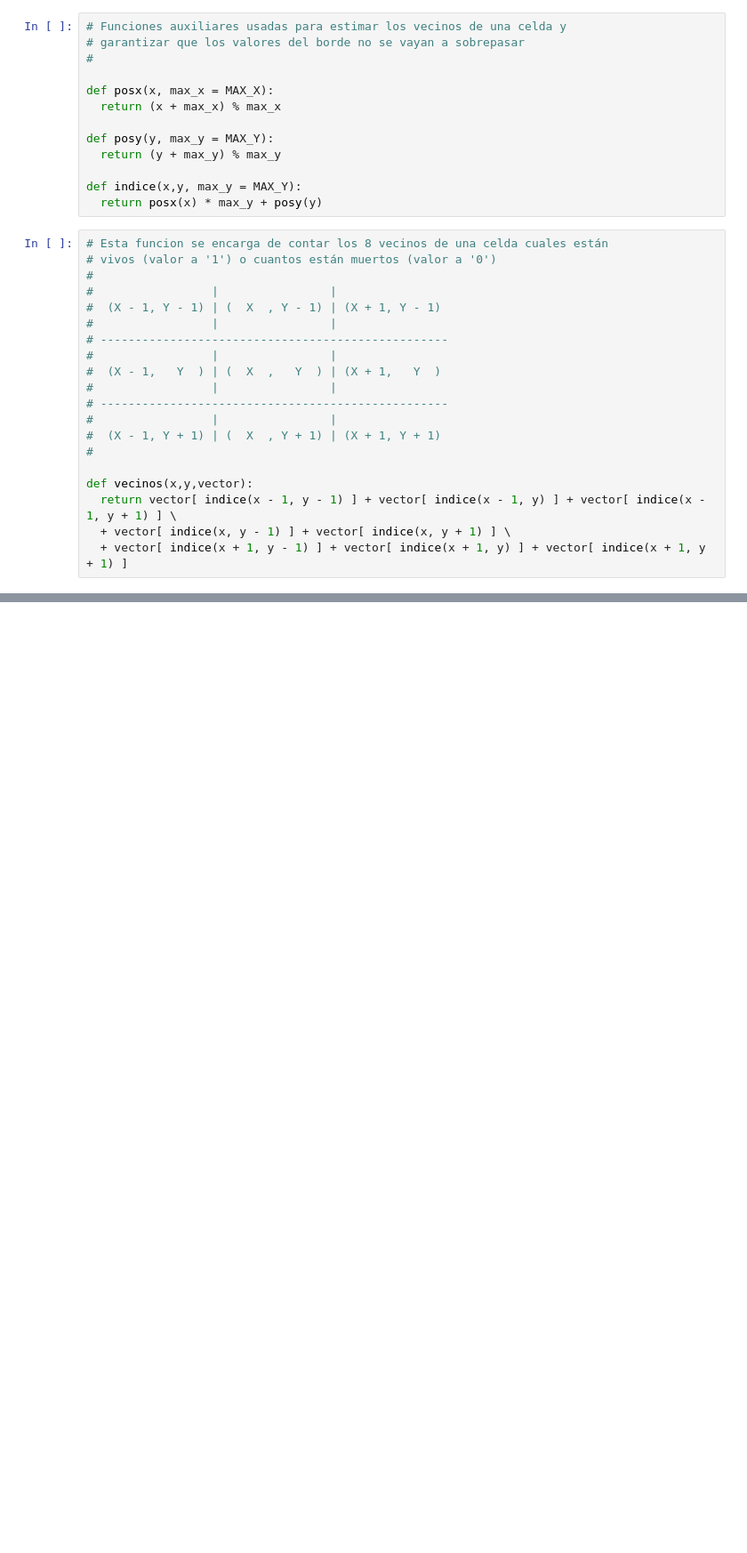
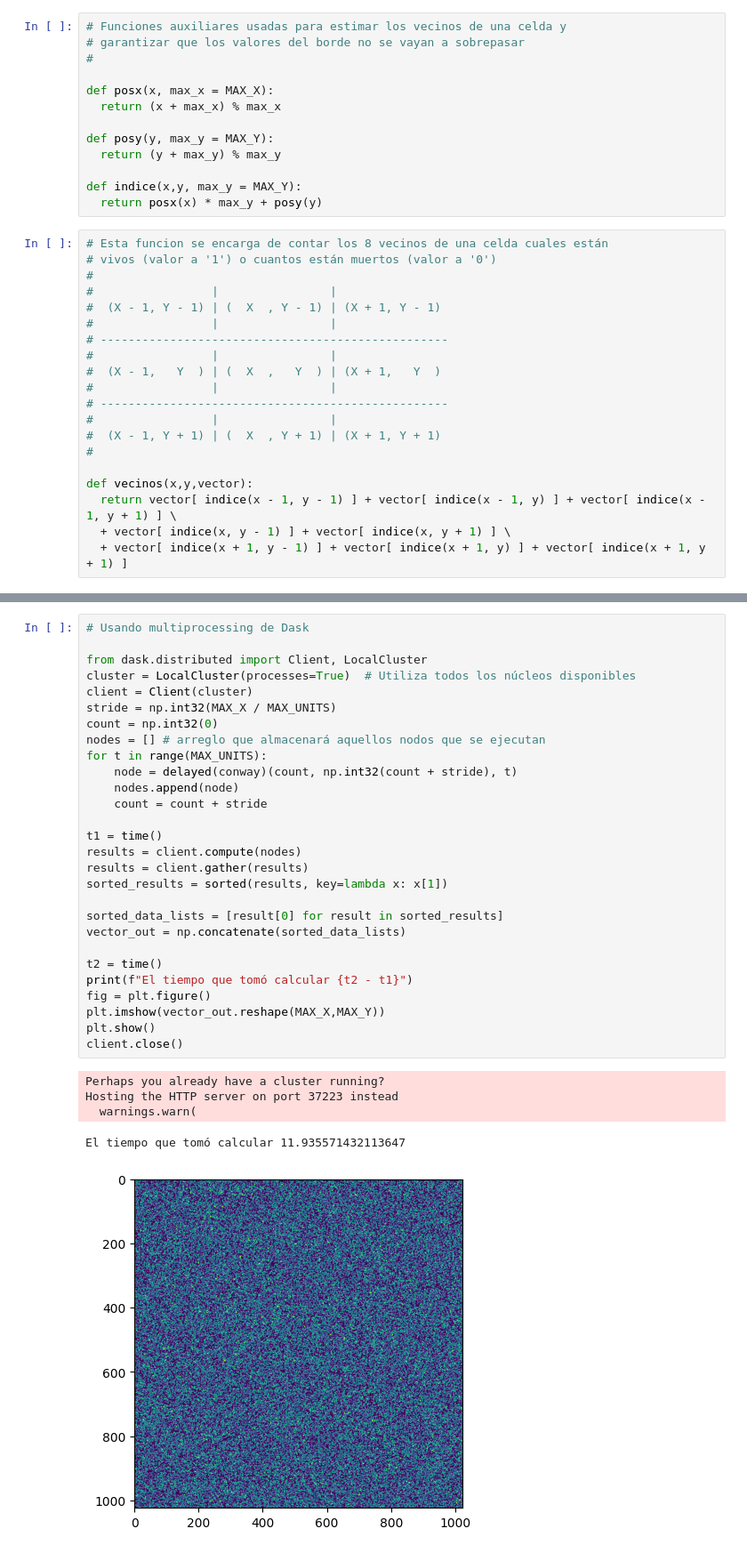
Before and after one commit to GetialJuan/ConwaysGameOfLife, a Jupyter notebook: Notebooks/dask-version.ipynb, the cells around one changed output, grey strips where cells are left out. Shown at 89% size. Cells and saved outputs as stored; diff of their text form; blank space fills up the shorter version.

```diff
--- a/Notebooks/dask-version.ipynb
+++ b/Notebooks/dask-version.ipynb
@@ -98,0 +178,34 @@ El tiempo que tomó calcular 2.5392038822174072
+# %%
+# Usando multiprocessing de Dask
+
+from dask.distributed import Client, LocalCluster
+cluster = LocalCluster(processes=True)  # Utiliza todos los núcleos disponibles
+client = Client(cluster)
+stride = np.int32(MAX_X / MAX_UNITS)
+count = np.int32(0)
+nodes = [] # arreglo que almacenará aquellos nodos que se ejecutan
+for t in range(MAX_UNITS):
+    node = delayed(conway)(count, np.int32(count + stride), t)
+    nodes.append(node)
+    count = count + stride
+
+t1 = time()
+results = client.compute(nodes)
+results = client.gather(results)
+sorted_results = sorted(results, key=lambda x: x[1])
+
+sorted_data_lists = [result[0] for result in sorted_results]
+vector_out = np.concatenate(sorted_data_lists)
+
+t2 = time()
+print(f"El tiempo que tomó calcular {t2 - t1}")
+fig = plt.figure()
+plt.imshow(vector_out.reshape(MAX_X,MAX_Y))
+plt.show()
+client.close()
+# %% [output]
+Perhaps you already have a cluster running?
+Hosting the HTTP server on port 37223 instead
+  warnings.warn(
+El tiempo que tomó calcular 11.935571432113647
+[figure, added]
```
Also changed, not shown: parts of 8 cells of this notebook.
